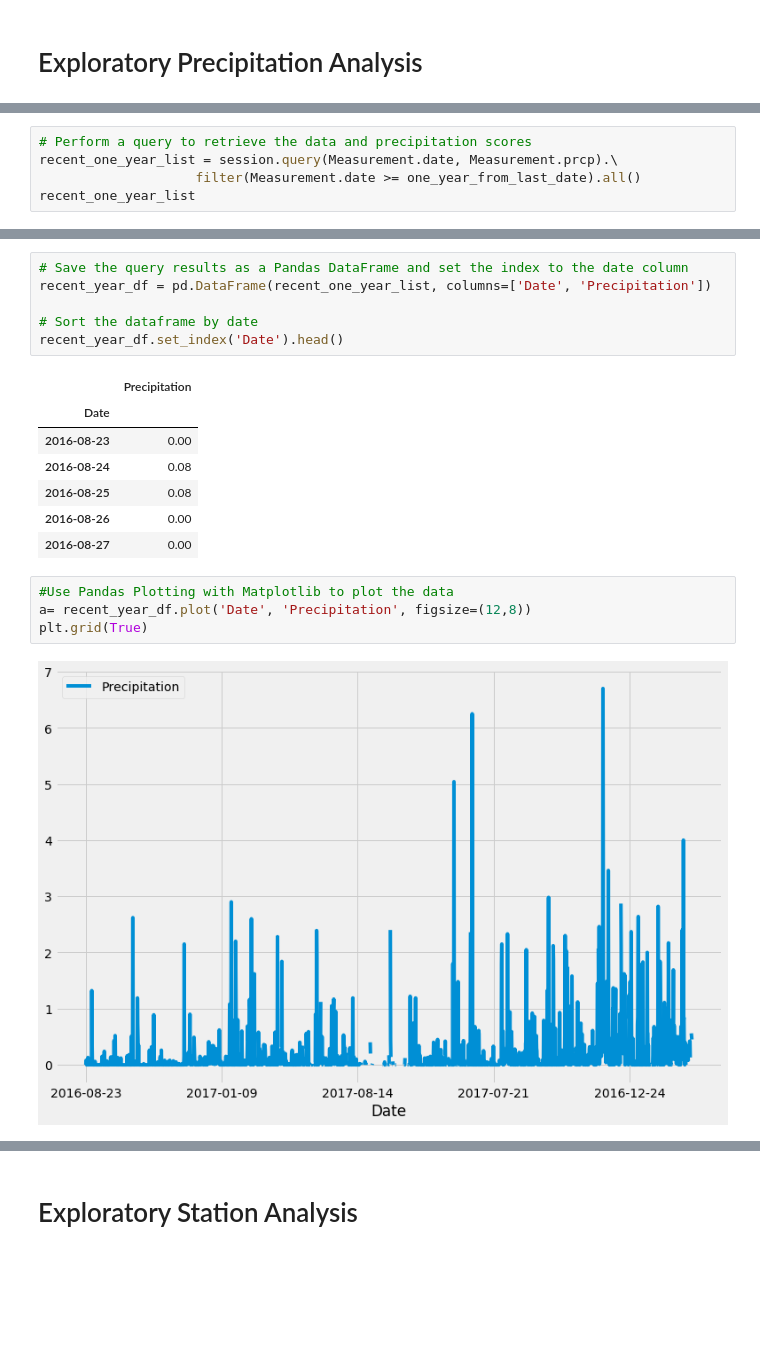
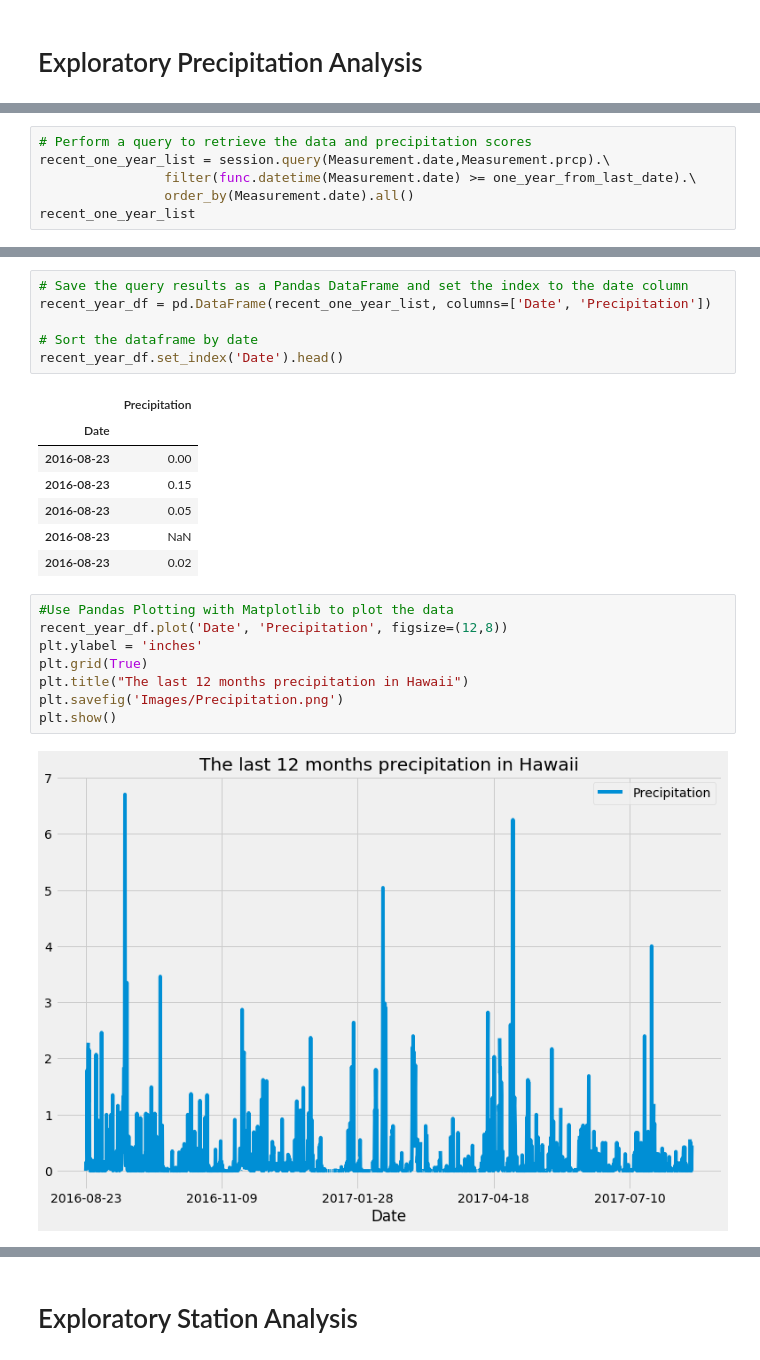
Before and after one commit to xuan-ds/-sqlalchemy-challenge, a Jupyter notebook: Instructions/climate_starter.ipynb, the cells around one changed output, grey strips where cells are left out. Drawn from its saved outputs; the diff is of its cells as text; blank space fills up the shorter version.

```diff
--- a/Instructions/climate_starter.ipynb
+++ b/Instructions/climate_starter.ipynb
@@ -69,8 +65,9 @@ one_year_from_last_date
 datetime.date(2016, 8, 23)
 # %%
 # Perform a query to retrieve the data and precipitation scores
-recent_one_year_list = session.query(Measurement.date, Measurement.prcp).\
-                    filter(Measurement.date >= one_year_from_last_date).all()
+recent_one_year_list = session.query(Measurement.date,Measurement.prcp).\
+                filter(func.datetime(Measurement.date) >= one_year_from_last_date).\
+                order_by(Measurement.date).all()
 recent_one_year_list
 # %% [output]
 [('2016-08-23', 0.0),
@@ -100,16 +97,20 @@ recent_year_df.set_index('Date').head()
 |  | Precipitation |
 | Date |  |
 | 2016-08-23 | 0.00 |
-| 2016-08-24 | 0.08 |
-| 2016-08-25 | 0.08 |
-| 2016-08-26 | 0.00 |
-| 2016-08-27 | 0.00 |
+| 2016-08-23 | 0.15 |
+| 2016-08-23 | 0.05 |
+| 2016-08-23 | NaN |
+| 2016-08-23 | 0.02 |
 # %%
 #Use Pandas Plotting with Matplotlib to plot the data
-a= recent_year_df.plot('Date', 'Precipitation', figsize=(12,8))
+recent_year_df.plot('Date', 'Precipitation', figsize=(12,8))
+plt.ylabel = 'inches'
 plt.grid(True)
+plt.title("The last 12 months precipitation in Hawaii")
+plt.savefig('Images/Precipitation.png')
+plt.show()
 # %% [output]
-[figure, old version]
+[figure, new version]
 # %%
 # Use Pandas to calcualte the summary statistics for the precipitation data
 recent_year_df.describe()
```
Also changed, not shown: parts of 12 cells of this notebook, 7 other files.
